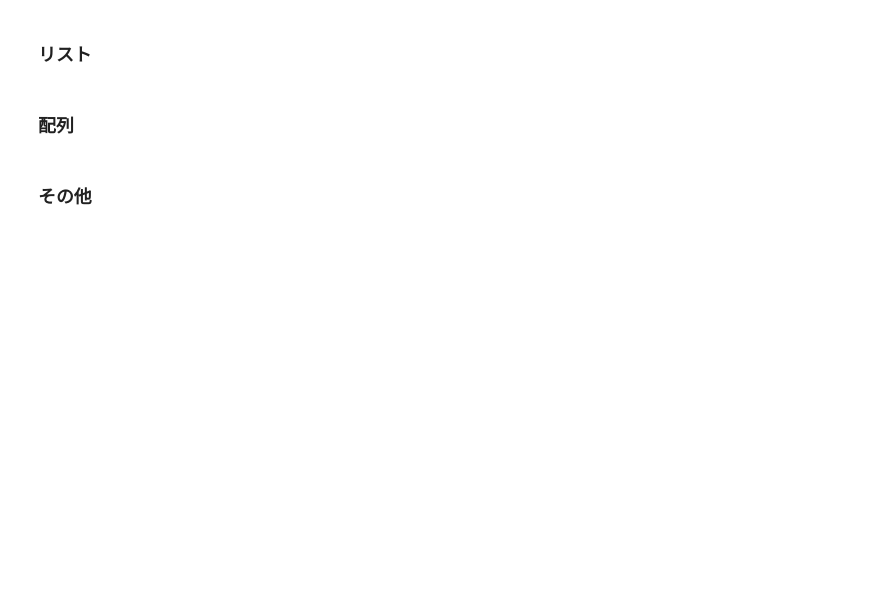
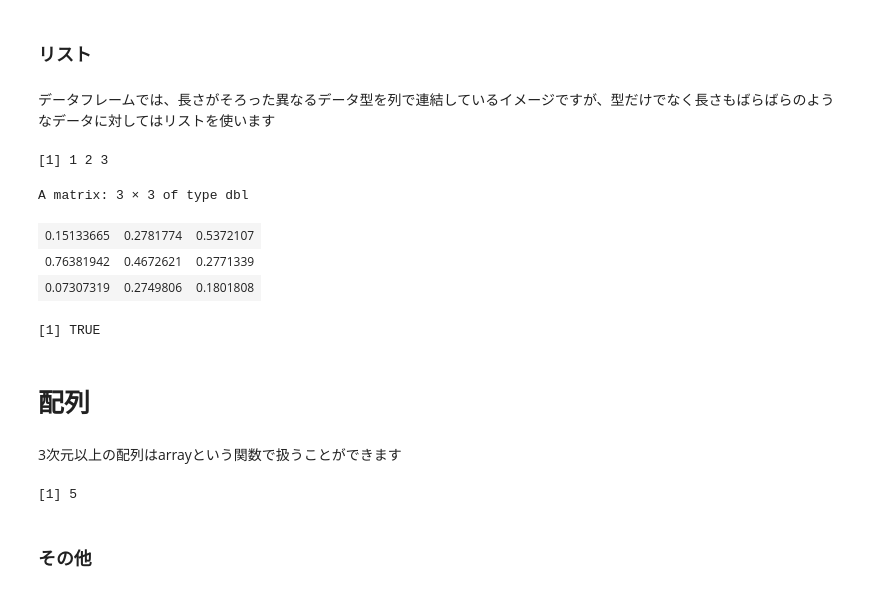
Before and after one commit to kokitsuyuzaki/SakigakeMTG2019, a Jupyter notebook: exercise1/exercise1_Rintro.ipynb, the cells around one changed output. Saved outputs shown, nothing was run; the diff lists cells and outputs as text; code cells hidden in the pictures; blank space fills up the shorter version.

```diff
--- a/exercise1/exercise1_Rintro.ipynb
+++ b/exercise1/exercise1_Rintro.ipynb
@@ -151,6 +344,36 @@ as.numeric(JST) # 因子が数値になる？（よくバグの原因になる
 # %% [markdown]
 ### リスト
+# %% [markdown]
+データフレームでは、長さがそろった異なるデータ型を列で連結しているイメージですが、型だけでなく長さもばらばらのようなデータに対してはリストを使います
+# %%
+# 行列で表現できないようなデータもリストで表現できる
+G <- list(X = c(1,2,3),
+    Y = matrix(runif(9), nrow=3),
+    Z = TRUE)
+# %%
+G$X # $で各要素にアクセスできる
+# %% [output]
+[1] 1 2 3
+# %%
+G$Y
+# %% [output]
+A matrix: 3 × 3 of type dbl
+| 0.15133665 | 0.2781774 | 0.5372107 |
+| 0.76381942 | 0.4672621 | 0.2771339 |
+| 0.07307319 | 0.2749806 | 0.1801808 |
+# %%
+G$Z
+# %% [output]
+[1] TRUE
 # %% [markdown]
-### 配列
+# 配列
+# %% [markdown]
+3次元以上の配列はarrayという関数で扱うことができます
+# %%
+# 普段はあまり使わないが、3次元以上の行列（例: テンソル）を表現する時などに
+H <- array(1:10, dim=c(1,2,3))
+H[1,1,3]
+# %% [output]
+[1] 5
 # %% [markdown]
 ### その他
```
Also changed, not shown: parts of 79 cells of this notebook, 4 other files.
